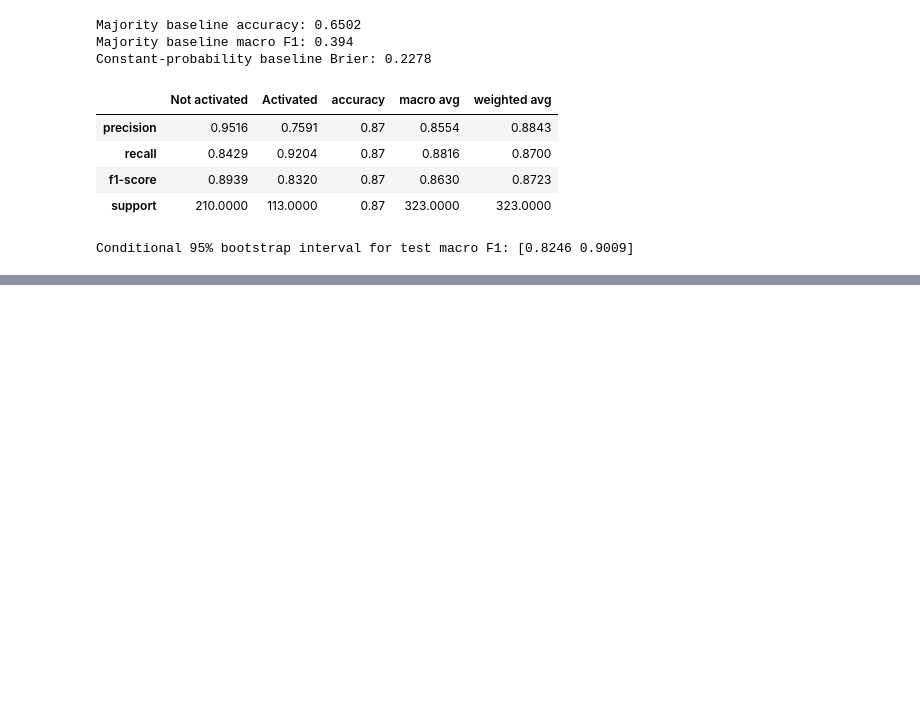
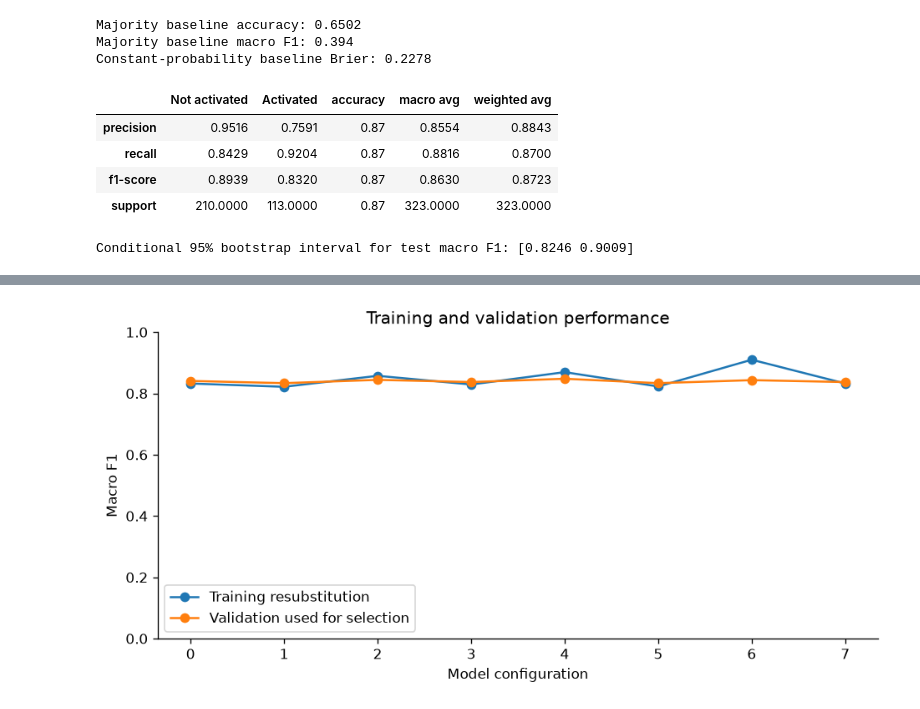
Before and after one commit to Kone-Makhadi-Stadio/Capstone_Project_KM, a Jupyter notebook: SS3_PartB.ipynb, the cells around one changed output, grey strips where cells are left out. Saved outputs shown, nothing was run; the diff lists cells and outputs as text; code cells hidden in the pictures; blank space fills up the shorter version.

Commit message:
updated ipynb with results visualisation
updated ipynb with results visualisation

```diff
--- a/SS3_PartB.ipynb
+++ b/SS3_PartB.ipynb
@@ -1596,0 +1621,51 @@ Conditional 95% bootstrap interval for test macro F1: [0.8246 0.9009]
+# %%
+#plotting settings and training versus validation
+plt.rcParams.update({
+    "figure.dpi": 120,
+    "axes.spines.top": False,
+    "axes.spines.right": False,
+    "font.size": 10
+})
+
+
+def save_figure(filename):
+    plt.tight_layout()
+
+    plt.savefig(
+        os.path.join(results_folder, filename),
+        dpi=150,
+        bbox_inches="tight"
+    )
+
+    plt.show()
+    plt.close()
+
+
+fig, ax = plt.subplots(figsize=(8, 4))
+
+ax.plot(
+    search_results["candidate"],
+    search_results["training_macro_f1"],
+    "o-",
+    label="Training resubstitution"
+)
+
+ax.plot(
+    search_results["candidate"],
+    search_results["validation_macro_f1"],
+    "o-",
+    label="Validation used for selection"
+)
+
+ax.set(
+    xlabel="Model configuration",
+    ylabel="Macro F1",
+    title="Training and validation performance",
+    ylim=(0, 1)
+)
+
+ax.legend()
+
+save_figure("01_training_validation.png")
+# %% [output]
+[figure, added]
```
Also changed, not shown: parts of 7 cells of this notebook, 9 other files.
